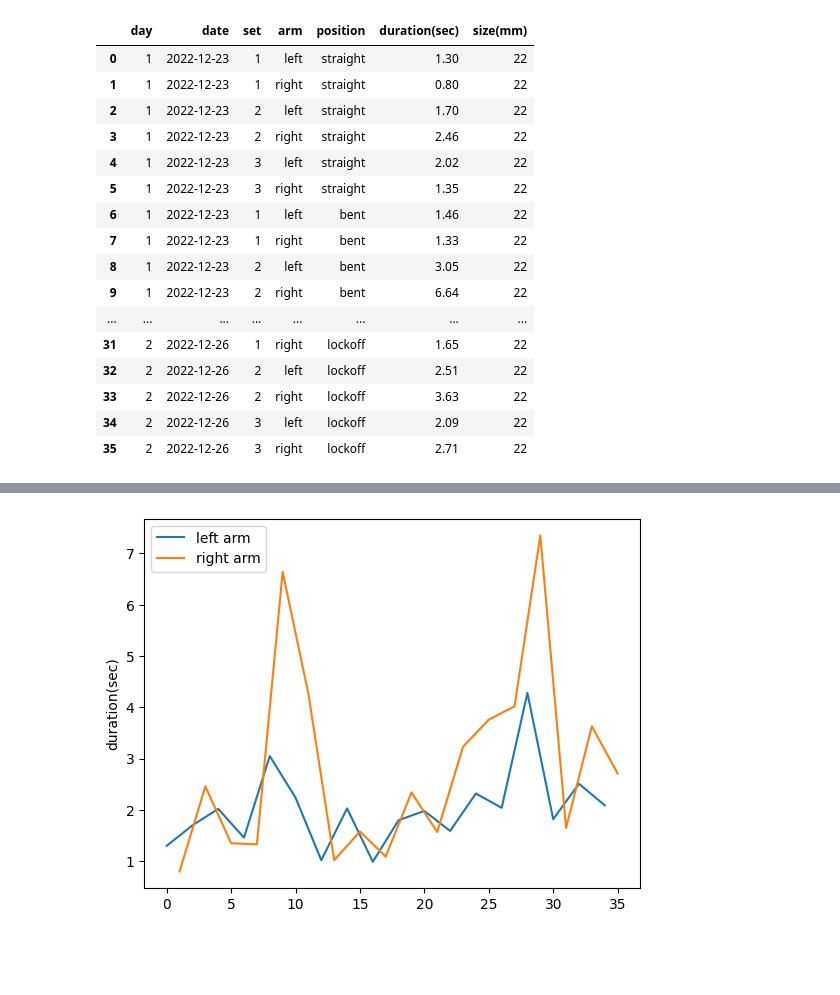
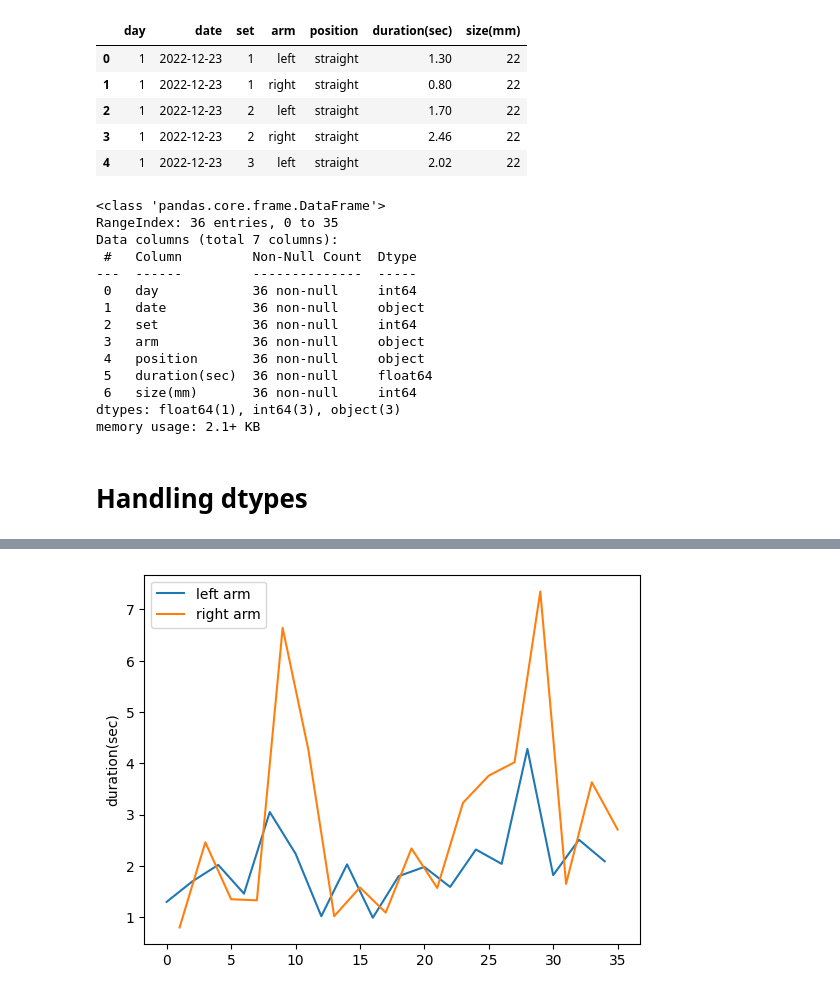
Before and after one commit to DanielBrechner/hangboard-tracker, a Jupyter notebook: graph.ipynb, the cells around one changed output, grey strips where cells are left out. Cells and saved outputs as stored; diff of their text form; code cells hidden in the pictures; blank space fills up the shorter version.

Commit message:
handling dtypes

```diff
--- a/graph.ipynb
+++ b/graph.ipynb
@@ -3,22 +3,30 @@ import pandas as pd
 import matplotlib.pyplot as plt
 # %%
 data = pd.read_csv("hangboard_data.csv")
-data
+data.head()
 # %% [output]
 |  | day | date | set | arm | position | duration(sec) | size(mm) |
 | 0 | 1 | 2022-12-23 | 1 | left | straight | 1.30 | 22 |
 | 1 | 1 | 2022-12-23 | 1 | right | straight | 0.80 | 22 |
 | 2 | 1 | 2022-12-23 | 2 | left | straight | 1.70 | 22 |
 | 3 | 1 | 2022-12-23 | 2 | right | straight | 2.46 | 22 |
 | 4 | 1 | 2022-12-23 | 3 | left | straight | 2.02 | 22 |
-| 5 | 1 | 2022-12-23 | 3 | right | straight | 1.35 | 22 |
-| 6 | 1 | 2022-12-23 | 1 | left | bent | 1.46 | 22 |
-| 7 | 1 | 2022-12-23 | 1 | right | bent | 1.33 | 22 |
-| 8 | 1 | 2022-12-23 | 2 | left | bent | 3.05 | 22 |
-| 9 | 1 | 2022-12-23 | 2 | right | bent | 6.64 | 22 |
-| ... | ... | ... | ... | ... | ... | ... | ... |
-| 31 | 2 | 2022-12-26 | 1 | right | lockoff | 1.65 | 22 |
-| 32 | 2 | 2022-12-26 | 2 | left | lockoff | 2.51 | 22 |
-| 33 | 2 | 2022-12-26 | 2 | right | lockoff | 3.63 | 22 |
-| 34 | 2 | 2022-12-26 | 3 | left | lockoff | 2.09 | 22 |
-| 35 | 2 | 2022-12-26 | 3 | right | lockoff | 2.71 | 22 |
+# %%
+data.info()
+# %% [output]
+<class 'pandas.core.frame.DataFrame'>
+RangeIndex: 36 entries, 0 to 35
+Data columns (total 7 columns):
+ #   Column         Non-Null Count  Dtype
+---  ------         --------------  -----
+ 0   day            36 non-null     int64
+ 1   date           36 non-null     object
+ 2   set            36 non-null     int64
+ 3   arm            36 non-null     object
+ 4   position       36 non-null     object
+ 5   duration(sec)  36 non-null     float64
+ 6   size(mm)       36 non-null     int64
+dtypes: float64(1), int64(3), object(3)
+memory usage: 2.1+ KB
+# %% [markdown]
+# Handling dtypes
```
Also changed, not shown: parts of 5 cells of this notebook.
